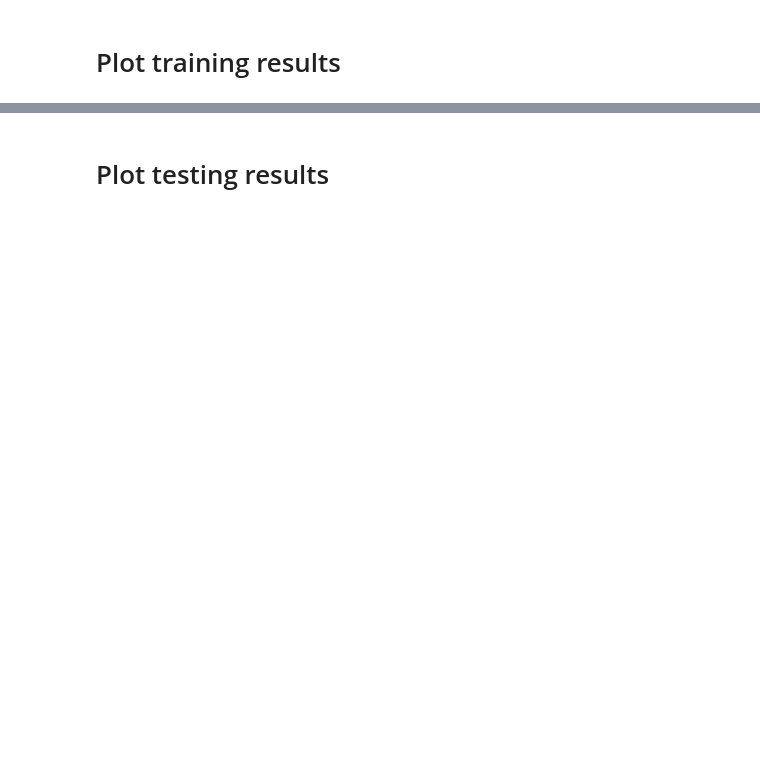
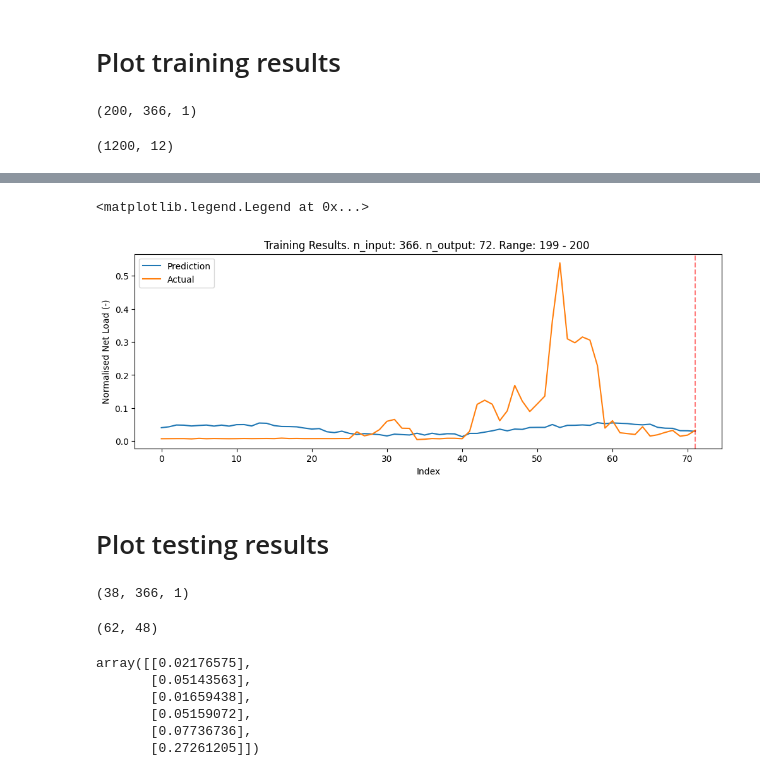
Before and after one commit to dguiraldes/aml_project, a Jupyter notebook: LSTM Modelling v2/elian_LSTM.ipynb, the cells around one changed output, grey strips where cells are left out. Cells and saved outputs as stored; diff of their text form; code cells hidden in the pictures; blank space fills up the shorter version.

```diff
--- a/LSTM Modelling v2/elian_LSTM.ipynb
+++ b/LSTM Modelling v2/elian_LSTM.ipynb
@@ -107,12 +173,12 @@ etc. etc.
 # Note: 1 time step = 30 mins
 # Look at the last two weeks to forecast the next 36 hours
 
-# 1 day = 2 * 24 * 1 = 48
-# 6 hours = 2 * 6 = 12
+# 7 days = 2 * 24 * 7  = 366
+# 36 hours = 2 * 36 = 72
 
-n_input = 48
+n_input = 366
 n_features = 1
-n_output = 12
+n_output = 72
 
 # Turn net_load_norm into np array
 net_load_norm = df['net_load_norm'].to_numpy().reshape(-1, 1)
@@ -173,5 +301,5 @@ model1.summary()
 # %%
-cp1 = ModelCheckpoint('model1.keras', save_best_only=True)
+cp1 = ModelCheckpoint('univar_Noutput336_Ninput72.keras', save_best_only=True)
 model1.compile(loss='mse', optimizer=Adam(learning_rate=0.0001), metrics=[MeanSquaredError(), MeanAbsoluteError()])
 # %% [markdown]
 # Fit LSTM model
@@ -193,15 +346,19 @@ X_train_input = X_train[::n_output]
 y_train_input = y_train[::n_output]
 # %%
 X_train_input.shape
+# %% [output]
+(200, 366, 1)
 # %%
 y_train_input.shape
+# %% [output]
+(1200, 12)
 # %%
 # Parameters to change to better visualise the training results
 
 # 1 = n_output e.g., 24 hours or maybe 1 week depending
 
-start_section = 1180
-end_section = 1200
+start_section = 199
+end_section = 200
 diff = end_section-start_section
 
 
@@ -215,7 +372,7 @@ for i in X_train_input[start_section:end_section]:
     predictions.append(prediction_list)
 
 plt.figure(figsize=(12,4))
-plt.title(f"Training Results. n_input: {n_input}. Range: {start_section} - {end_section} ")
+plt.title(f"Training Results. n_input: {n_input}. n_output: {n_output}. Range: {start_section} - {end_section} ")
 plt.plot(np.array(predictions).flatten(), label='Prediction')
 plt.plot(y_train_input[start_section:end_section].flatten(), label = 'Actual')
 plt.xlabel('Index')
@@ -227,3 +384,4 @@ for xc in xcoords:
 
 
 plt.legend()
+# %% [output]
@@ -230,3 +389,5 @@ plt.legend()
+<matplotlib.legend.Legend at 0x...>
+[figure, added]
 # %% [markdown]
 # Plot testing results
 # %%
@@ -238,5 +399,18 @@ X_test_input = X_test[::n_output]
 y_test_input = y_test[::n_output]
 # %%
 X_test_input.shape
+# %% [output]
+(38, 366, 1)
 # %%
 y_test_input.shape
+# %% [output]
+(62, 48)
+# %%
+X_test_input[0]
+# %% [output]
+array([[0.02176575],
+       [0.05143563],
+       [0.01659438],
+       [0.05159072],
+       [0.07736736],
+       [0.27261205]])
```
Also changed, not shown: parts of 20 cells of this notebook, 6 other files.
